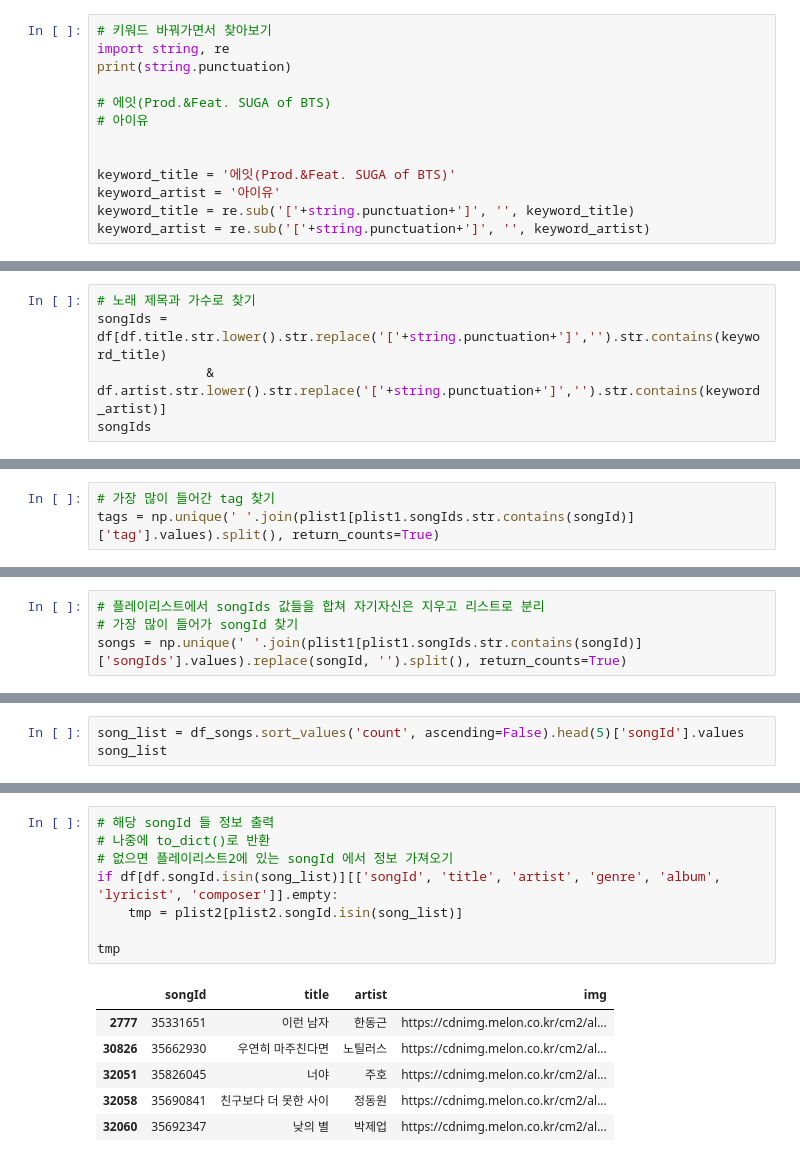
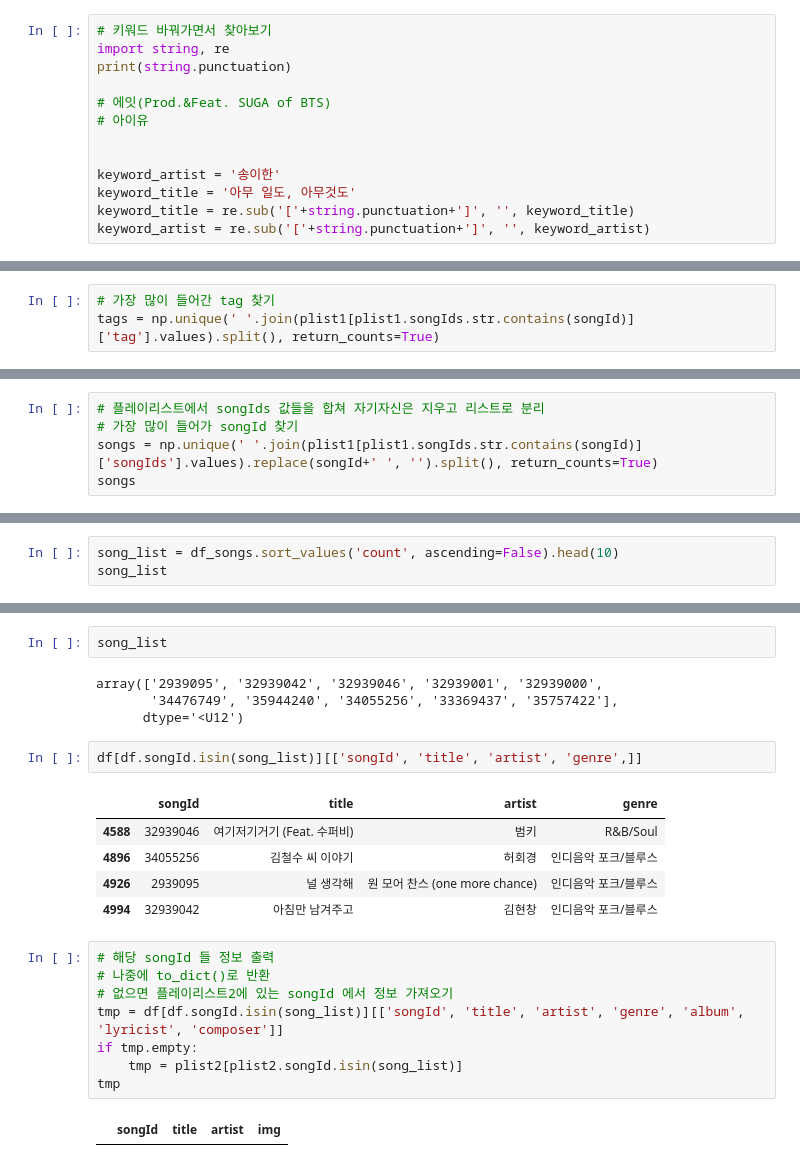
Before and after one commit to ssmpet/MachineLearning-Lecture-2023-5, a Jupyter notebook: 98.Project/05.플레이리스트기반추천.ipynb, the cells around one changed output, grey strips where cells are left out. Drawn from its saved outputs; the diff is of its cells as text.

```diff
--- a/98.Project/05.플레이리스트기반추천.ipynb
+++ b/98.Project/05.플레이리스트기반추천.ipynb
@@ -126,8 +128,8 @@ print(string.punctuation)
 # 아이유
 
 
-keyword_title = '에잇(Prod.&Feat. SUGA of BTS)'
-keyword_artist = '아이유'
+keyword_artist = '송이한'
+keyword_title = '아무 일도, 아무것도'
 keyword_title = re.sub('['+string.punctuation+']', '', keyword_title)
 keyword_artist = re.sub('['+string.punctuation+']', '', keyword_artist)
 # %% [output]
@@ -165,5 +168,0 @@ songIds
-# %%
-# 노래 제목과 가수로 찾기
-songIds = df[df.title.str.lower().str.replace('['+string.punctuation+']','').str.contains(keyword_title)
-              & df.artist.str.lower().str.replace('['+string.punctuation+']','').str.contains(keyword_artist)]
-songIds
@@ -207,4 +249,5 @@ str_tags
 # %%
 # 플레이리스트에서 songIds 값들을 합쳐 자기자신은 지우고 리스트로 분리
 # 가장 많이 들어가 songId 찾기
-songs = np.unique(' '.join(plist1[plist1.songIds.str.contains(songId)]['songIds'].values).replace(songId, '').split(), return_counts=True)
+songs = np.unique(' '.join(plist1[plist1.songIds.str.contains(songId)]['songIds'].values).replace(songId+' ', '').split(), return_counts=True)
+songs
@@ -213,4 +298,4 @@ df_songs = pd.DataFrame({'songId' : songs[0], 'count' : songs[1]})
 # %%
-song_list = df_songs.sort_values('count', ascending=False).head(5)['songId'].values
+song_list = df_songs.sort_values('count', ascending=False).head(10)
 song_list
 # %% [output]
@@ -219,15 +313,24 @@ array(['35826045', '35690841', '35692347', '35331651', '35662930'],
+# %%
+song_list
+# %% [output]
+array(['2939095', '32939042', '32939046', '32939001', '32939000',
+       '34476749', '35944240', '34055256', '33369437', '35757422'],
+      dtype='<U12')
+# %%
+df[df.songId.isin(song_list)][['songId', 'title', 'artist', 'genre',]]
+# %% [output]
+|  | songId | title | artist | genre |
+| 4588 | 32939046 | 여기저기거기 (Feat. 수퍼비) | 범키 | R&B/Soul |
+| 4896 | 34055256 | 김철수 씨 이야기 | 허회경 | 인디음악 포크/블루스 |
+| 4926 | 2939095 | 널 생각해 | 원 모어 찬스 (one more chance) | 인디음악 포크/블루스 |
+| 4994 | 32939042 | 아침만 남겨주고 | 김현창 | 인디음악 포크/블루스 |
 # %%
 # 해당 songId 들 정보 출력
 # 나중에 to_dict()로 반환
 # 없으면 플레이리스트2에 있는 songId 에서 정보 가져오기
-if df[df.songId.isin(song_list)][['songId', 'title', 'artist', 'genre', 'album', 'lyricist', 'composer']].empty:
+tmp = df[df.songId.isin(song_list)][['songId', 'title', 'artist', 'genre', 'album', 'lyricist', 'composer']]
+if tmp.empty:
     tmp = plist2[plist2.songId.isin(song_list)]
-
 tmp
 # %% [output]
 |  | songId | title | artist | img |
-| 2777 | 35331651 | 이런 남자 | 한동근 | https://cdnimg.melon.co.kr/cm2/al... |
-| 30826 | 35662930 | 우연히 마주친다면 | 노틸러스 | https://cdnimg.melon.co.kr/cm2/al... |
-| 32051 | 35826045 | 너야 | 주호 | https://cdnimg.melon.co.kr/cm2/al... |
-| 32058 | 35690841 | 친구보다 더 못한 사이 | 정동원 | https://cdnimg.melon.co.kr/cm2/al... |
-| 32060 | 35692347 | 낮의 별 | 박제업 | https://cdnimg.melon.co.kr/cm2/al... |
```
Also changed, not shown: parts of 19 cells of this notebook, 11 other files.
